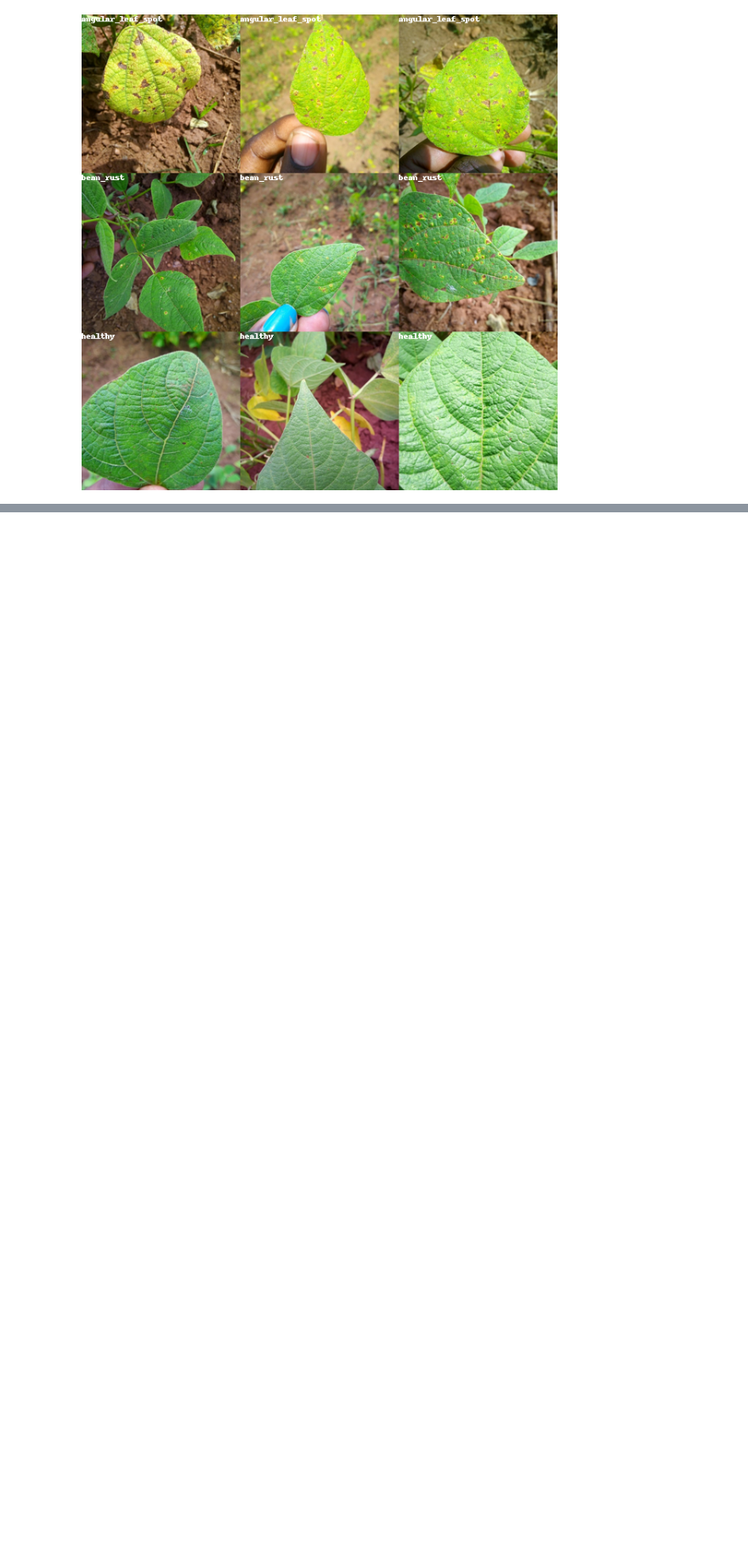
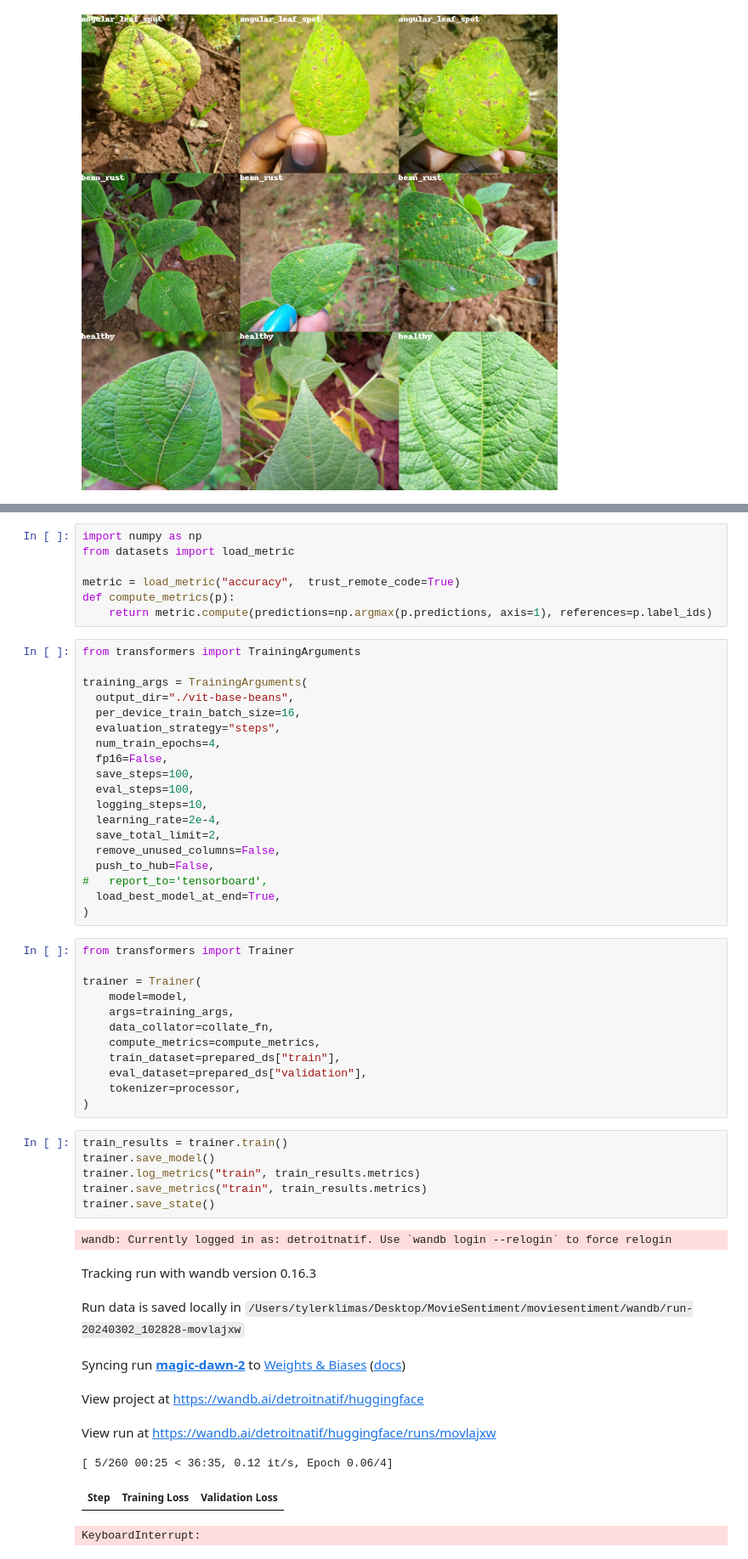
Before and after one commit to detroitnatif/HuggingFaceTransformers, a Jupyter notebook: ImageTransformers.ipynb, the cells around one changed output, grey strips where cells are left out. Shown at 85% size. Saved outputs shown, nothing was run; the diff lists cells and outputs as text; blank space fills up the shorter version.

```diff
--- a/ImageTransformers.ipynb
+++ b/ImageTransformers.ipynb
@@ -145,0 +221,54 @@ labels.int2str(out.labels)
+# %%
+import numpy as np
+from datasets import load_metric
+
+metric = load_metric("accuracy",  trust_remote_code=True)
+def compute_metrics(p):
+    return metric.compute(predictions=np.argmax(p.predictions, axis=1), references=p.label_ids)
+# %%
+from transformers import TrainingArguments
+
+training_args = TrainingArguments(
+  output_dir="./vit-base-beans",
+  per_device_train_batch_size=16,
+  evaluation_strategy="steps",
+  num_train_epochs=4,
+  fp16=False,
+  save_steps=100,
+  eval_steps=100,
+  logging_steps=10,
+  learning_rate=2e-4,
+  save_total_limit=2,
+  remove_unused_columns=False,
+  push_to_hub=False,
+#   report_to='tensorboard',
+  load_best_model_at_end=True,
+)
+# %%
+from transformers import Trainer
+
+trainer = Trainer(
+    model=model,
+    args=training_args,
+    data_collator=collate_fn,
+    compute_metrics=compute_metrics,
+    train_dataset=prepared_ds["train"],
+    eval_dataset=prepared_ds["validation"],
+    tokenizer=processor,
+)
+# %%
+train_results = trainer.train()
+trainer.save_model()
+trainer.log_metrics("train", train_results.metrics)
+trainer.save_metrics("train", train_results.metrics)
+trainer.save_state()
+# %% [output]
+wandb: Currently logged in as: detroitnatif. Use `wandb login --relogin` to force relogin
+Tracking run with wandb version 0.16.3
+Run data is saved locally in /Users/tylerklimas/Desktop/MovieSentiment/moviesentiment/wandb/run-20240302_102828-movlajxw
+Syncing run magic-dawn-2 to Weights & Biases (docs)
+View project at https://wandb.ai/detroitnatif/huggingface
+View run at https://wandb.ai/detroitnatif/huggingface/runs/movlajxw
+[ 5/260 00:25 < 36:35, 0.12 it/s, Epoch 0.06/4]
+| Step | Training Loss | Validation Loss |
+KeyboardInterrupt:
```
Also changed, not shown: parts of 9 cells of this notebook, 10 other files.
